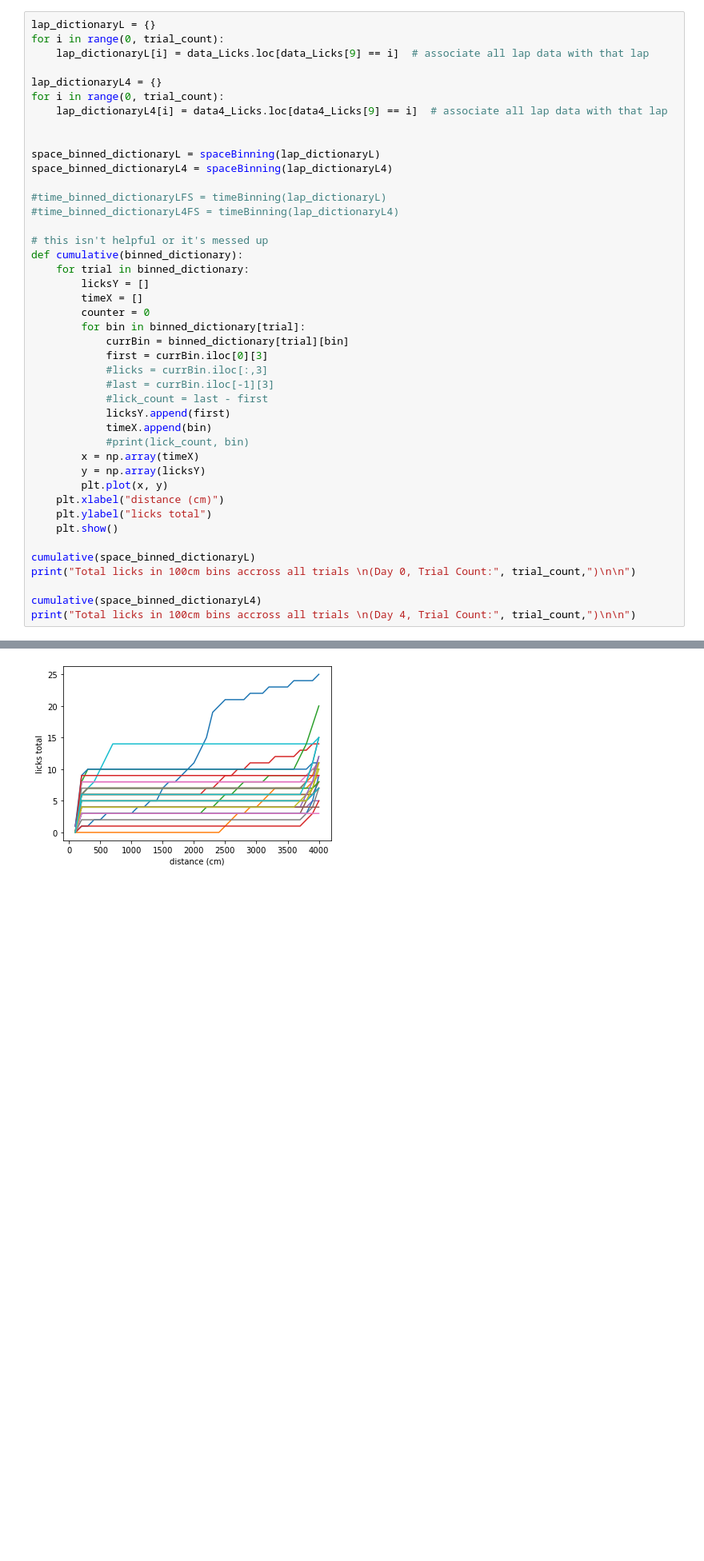
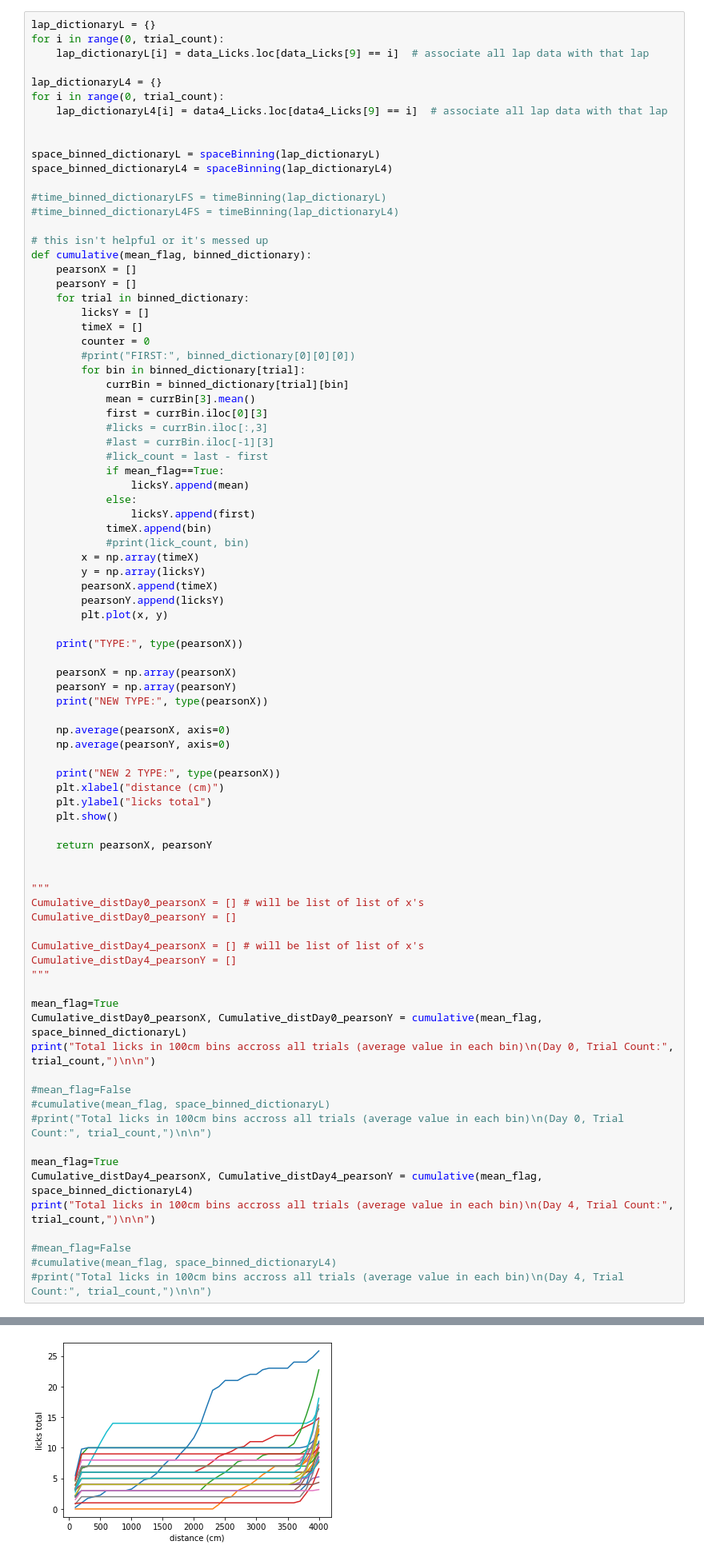
Before and after one commit to sophiakolak/6998-what-is-time, a Jupyter notebook: data/Lick_Rate_and_Time.ipynb, the cells around one changed output, grey strips where cells are left out. Shown at 80% size. Cells and saved outputs as stored; diff of their text form; blank space fills up the shorter version.

```diff
--- a/data/Lick_Rate_and_Time.ipynb
+++ b/data/Lick_Rate_and_Time.ipynb
@@ -421,30 +469,71 @@ space_binned_dictionaryL4 = spaceBinning(lap_dictionaryL4)
 #time_binned_dictionaryL4FS = timeBinning(lap_dictionaryL4)
 
 # this isn't helpful or it's messed up
-def cumulative(binned_dictionary):
+def cumulative(mean_flag, binned_dictionary):
+    pearsonX = []
+    pearsonY = []
     for trial in binned_dictionary:
         licksY = []
         timeX = []
         counter = 0
+        #print("FIRST:", binned_dictionary[0][0][0])
         for bin in binned_dictionary[trial]:
             currBin = binned_dictionary[trial][bin]
+            mean = currBin[3].mean()
             first = currBin.iloc[0][3]
             #licks = currBin.iloc[:,3]
             #last = currBin.iloc[-1][3]
             #lick_count = last - first
-            licksY.append(first)
+            if mean_flag==True:
+                licksY.append(mean)
+            else:
+                licksY.append(first)
             timeX.append(bin)
             #print(lick_count, bin)
         x = np.array(timeX)
         y = np.array(licksY)
+        pearsonX.append(timeX)
+        pearsonY.append(licksY)
         plt.plot(x, y)
+
+    print("TYPE:", type(pearsonX))
+
+    pearsonX = np.array(pearsonX)
+    pearsonY = np.array(pearsonY)
+    print("NEW TYPE:", type(pearsonX))
+
+    np.average(pearsonX, axis=0)
+    np.average(pearsonY, axis=0)
+
+    print("NEW 2 TYPE:", type(pearsonX))
     plt.xlabel("distance (cm)")
     plt.ylabel("licks total")
     plt.show()
 
-cumulative(space_binned_dictionaryL)
-print("Total licks in 100cm bins accross all trials \n(Day 0, Trial Count:", trial_count,")\n\n")
+    return pearsonX, pearsonY
 
-cumulative(space_binned_dictionaryL4)
-print("Total licks in 100cm bins accross all trials \n(Day 4, Trial Count:", trial_count,")\n\n")
+
+"""
+Cumulative_distDay0_pearsonX = [] # will be list of list of x's
+Cumulative_distDay0_pearsonY = []
+
+Cumulative_distDay4_pearsonX = [] # will be list of list of x's
+Cumulative_distDay4_pearsonY = []
+"""
+
+mean_flag=True
+Cumulative_distDay0_pearsonX, Cumulative_distDay0_pearsonY = cumulative(mean_flag, space_binned_dictionaryL)
+print("Total licks in 100cm bins accross all trials (average value in each bin)\n(Day 0, Trial Count:", trial_count,")\n\n")
+
+#mean_flag=False
+#cumulative(mean_flag, space_binned_dictionaryL)
+#print("Total licks in 100cm bins accross all trials (average value in each bin)\n(Day 0, Trial Count:", trial_count,")\n\n")
+
+mean_flag=True
+Cumulative_distDay4_pearsonX, Cumulative_distDay4_pearsonY = cumulative(mean_flag, space_binned_dictionaryL4)
+print("Total licks in 100cm bins accross all trials (average value in each bin)\n(Day 4, Trial Count:", trial_count,")\n\n")
+
+#mean_flag=False
+#cumulative(mean_flag, space_binned_dictionaryL4)
+#print("Total licks in 100cm bins accross all trials (average value in each bin)\n(Day 4, Trial Count:", trial_count,")\n\n")
 # %% [output]
@@ -454 +551 @@ Total licks in 100cm bins accross all trials
-[figure, old version]
+[figure, new version]
```
Also changed, not shown: parts of 8 cells of this notebook.
